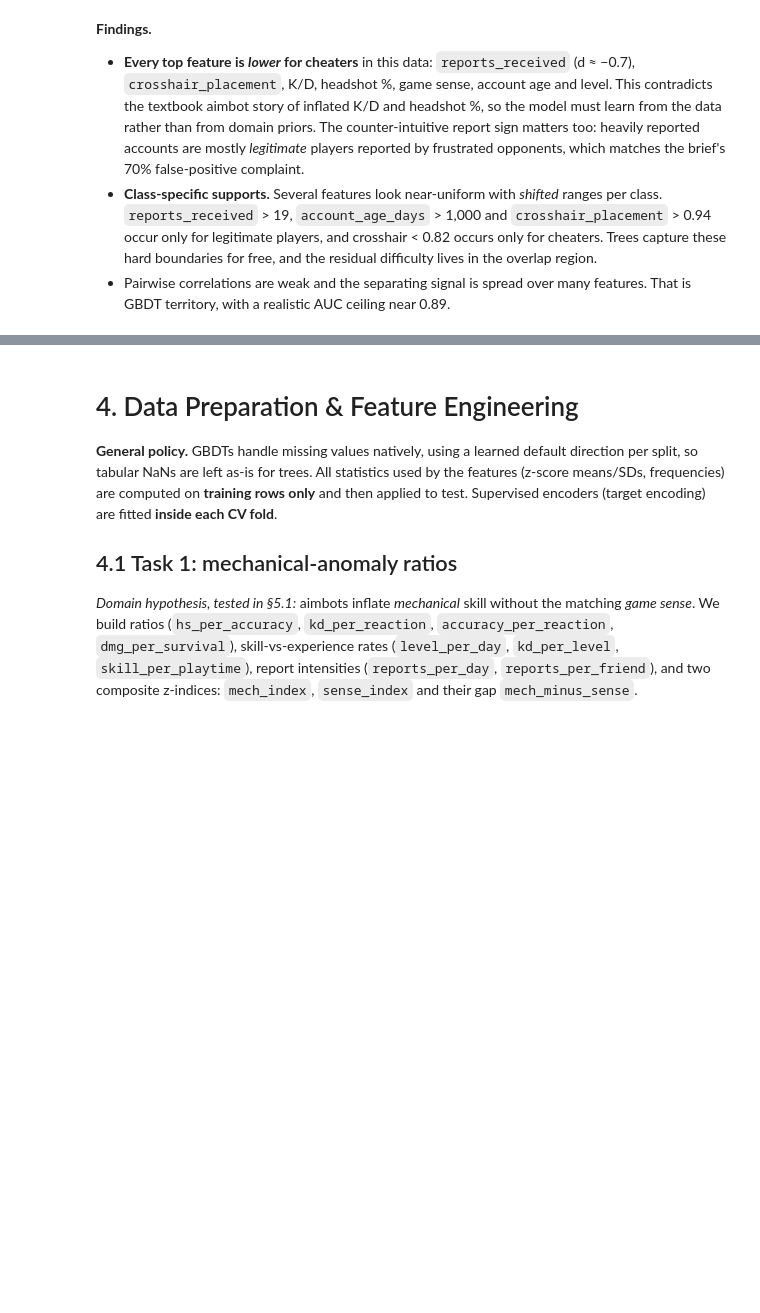
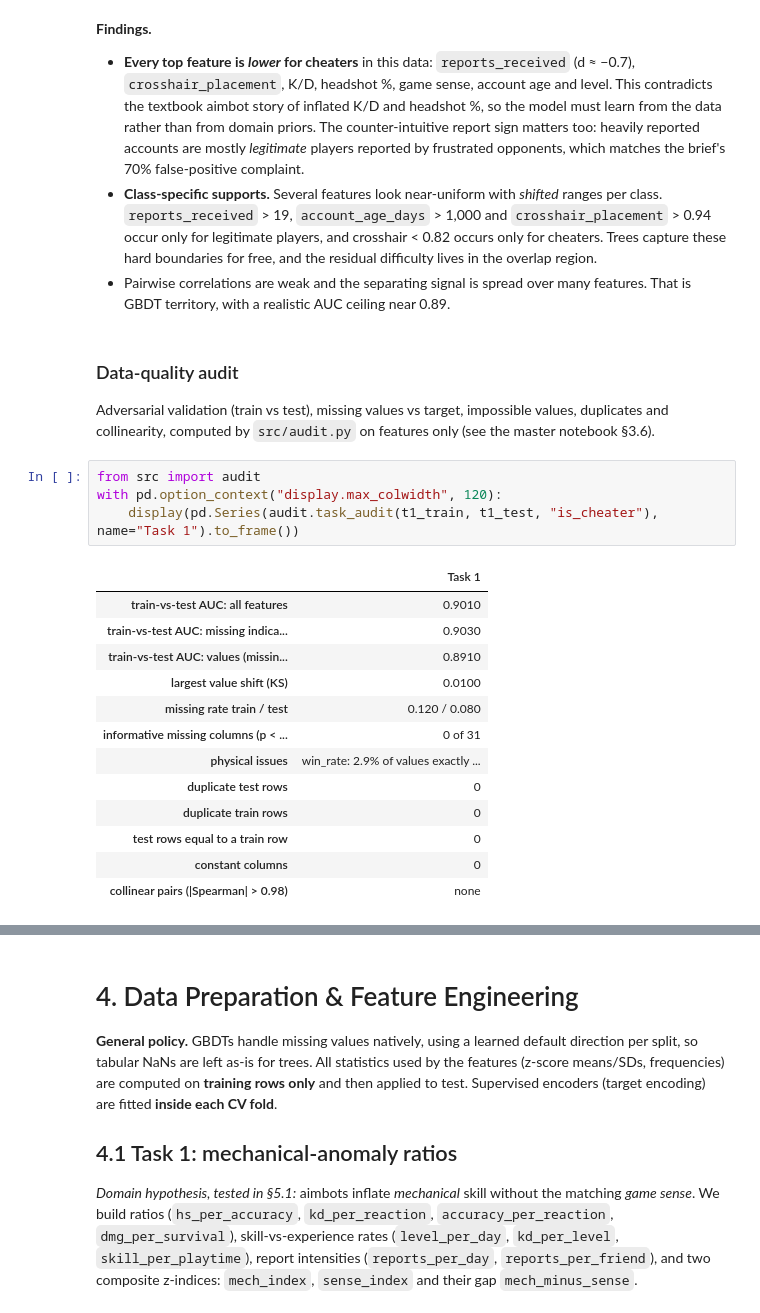
Before and after one commit to Menelaus122/cpe342-kaggle-ML007, a Jupyter notebook: task1/task1.ipynb, the cells around one changed output, grey strips where cells are left out. Drawn from its saved outputs; the diff is of its cells as text; blank space fills up the shorter version.

```diff
--- a/task1/task1.ipynb
+++ b/task1/task1.ipynb
@@ -159,3 +159,24 @@ level                 -0.0820
 * **Every top feature is *lower* for cheaters** in this data: `reports_received` (d ≈ −0.7), `crosshair_placement`, K/D, headshot %, game sense, account age and level. This contradicts the textbook aimbot story of inflated K/D and headshot %, so the model must learn from the data rather than from domain priors. The counter-intuitive report sign matters too: heavily reported accounts are mostly *legitimate* players reported by frustrated opponents, which matches the brief's 70% false-positive complaint.
 * **Class-specific supports.** Several features look near-uniform with *shifted* ranges per class. `reports_received` > 19, `account_age_days` > 1,000 and `crosshair_placement` > 0.94 occur only for legitimate players, and crosshair < 0.82 occurs only for cheaters. Trees capture these hard boundaries for free, and the residual difficulty lives in the overlap region.
 * Pairwise correlations are weak and the separating signal is spread over many features. That is GBDT territory, with a realistic AUC ceiling near 0.89.
+# %% [markdown]
+### Data-quality audit
+Adversarial validation (train vs test), missing values vs target, impossible values, duplicates and collinearity, computed by `src/audit.py` on features only (see the master notebook §3.6).
+# %%
+from src import audit
+with pd.option_context("display.max_colwidth", 120):
+    display(pd.Series(audit.task_audit(t1_train, t1_test, "is_cheater"), name="Task 1").to_frame())
+# %% [output]
+|  | Task 1 |
+| train-vs-test AUC: all features | 0.9010 |
+| train-vs-test AUC: missing indica... | 0.9030 |
+| train-vs-test AUC: values (missin... | 0.8910 |
+| largest value shift (KS) | 0.0100 |
+| missing rate train / test | 0.120 / 0.080 |
+| informative missing columns (p < ... | 0 of 31 |
+| physical issues | win_rate: 2.9% of values exactly ... |
+| duplicate test rows | 0 |
+| duplicate train rows | 0 |
+| test rows equal to a train row | 0 |
+| constant columns | 0 |
+| collinear pairs (|Spearman| > 0.98) | none |
```
Also changed, not shown: parts of 8 cells of this notebook, 24 other files.
